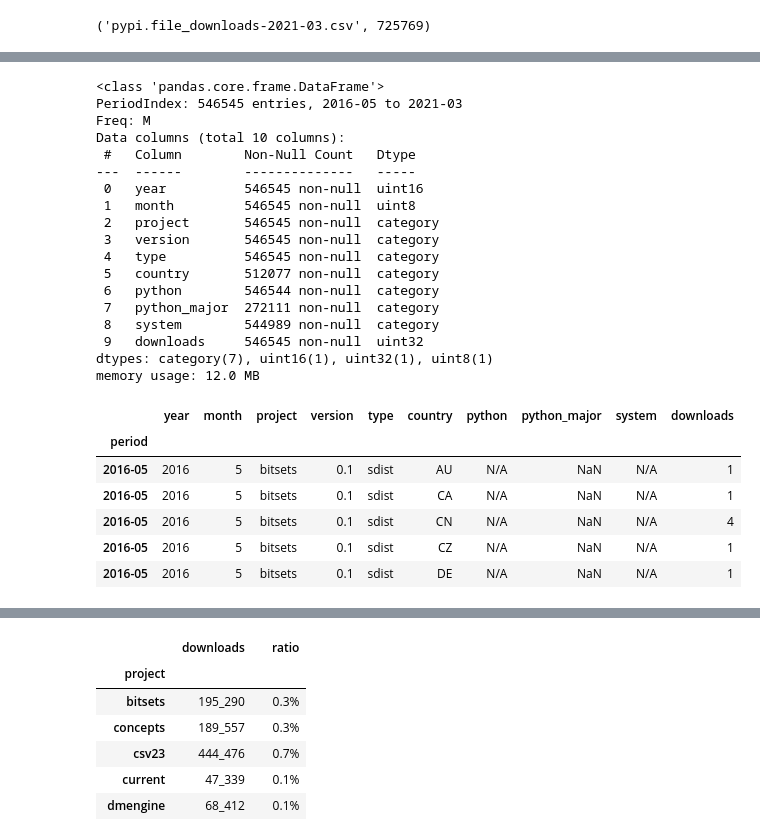
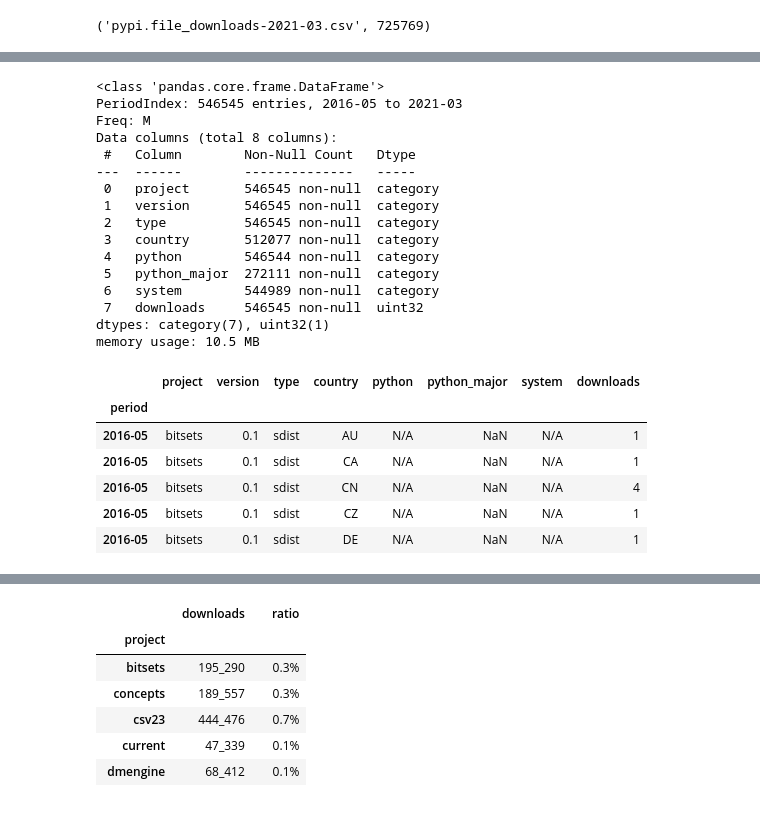
Before and after one commit to xflr6/notebooks, a Jupyter notebook: PyPI.ipynb, the cells around one changed output, grey strips where cells are left out. Drawn from its saved outputs; the diff is of its cells as text; code cells hidden in the pictures.

```diff
--- a/PyPI.ipynb
+++ b/PyPI.ipynb
@@ -193,56 +193,55 @@ PYTHON = pd.CategoricalDtype(['1.17',
                               '4.0',
                               'N/A'], ordered=True)
 
 PYTHON_MAJOR = pd.CategoricalDtype([1, 2, 3, 4], ordered=True)
 
 SYSTEM = pd.CategoricalDtype(['Linux', 'Windows', 'Darwin', 'FreeBSD', 'N/A'], ordered=True)
 
-df = (_cf.fillna('N/A')
-      .assign(period=lambda x: pd.to_datetime(x[['year', 'month']].assign(day=1)).dt.to_period(freq='M'))
-      .set_index('period', drop=True))
+df = (_cf.assign(period=lambda x: pd.to_datetime(x[['year', 'month']].assign(day=1)).dt.to_period(freq='M'))
+      .set_index('period', drop=True)
+      .drop(['year', 'month'], axis='columns')
+      .fillna('N/A'))
 
 df['project'] = df['project'].astype(PROJECT)
 df['version'] = df['version'].astype('category')
 df['type'] = df['type'].astype(TYPE)
 df['country'] = df['country'].astype(COUNTRY)
 df['python'] = df['python'].astype(PYTHON)
 df['system'] = df['system'].astype(SYSTEM)
 
 df.insert(df.columns.tolist().index('python') + 1,
           'python_major',
           pd.to_numeric(df['python'].str.extract(r'^(\d+)', expand=False)).astype(PYTHON_MAJOR))
 
 # ignore treedb 0.0.6 downloads
 df.loc[((df['project'] == 'treedb') & (df['version']  == '0.0.6')), 'downloads'] = 0
 
 df.info(memory_usage='deep')
 df.head()
 # %% [output]
 <class 'pandas.core.frame.DataFrame'>
 PeriodIndex: 546545 entries, 2016-05 to 2021-03
 Freq: M
-Data columns (total 10 columns):
+Data columns (total 8 columns):
  #   Column        Non-Null Count   Dtype
 ---  ------        --------------   -----
- 0   year          546545 non-null  uint16
- 1   month         546545 non-null  uint8
- 2   project       546545 non-null  category
- 3   version       546545 non-null  category
- 4   type          546545 non-null  category
- 5   country       512077 non-null  category
- 6   python        546544 non-null  category
- 7   python_major  272111 non-null  category
- 8   system        544989 non-null  category
- 9   downloads     546545 non-null  uint32
-dtypes: category(7), uint16(1), uint32(1), uint8(1)
-memory usage: 12.0 MB
+ 0   project       546545 non-null  category
+ 1   version       546545 non-null  category
+ 2   type          546545 non-null  category
+ 3   country       512077 non-null  category
+ 4   python        546544 non-null  category
+ 5   python_major  272111 non-null  category
+ 6   system        544989 non-null  category
+ 7   downloads     546545 non-null  uint32
+dtypes: category(7), uint32(1)
+memory usage: 10.5 MB
-|  | year | month | project | version | type | country | python | python_major | system | downloads |
-| period |  |  |  |  |  |  |  |  |  |  |
-| 2016-05 | 2016 | 5 | bitsets | 0.1 | sdist | AU | N/A | NaN | N/A | 1 |
-| 2016-05 | 2016 | 5 | bitsets | 0.1 | sdist | CA | N/A | NaN | N/A | 1 |
-| 2016-05 | 2016 | 5 | bitsets | 0.1 | sdist | CN | N/A | NaN | N/A | 4 |
-| 2016-05 | 2016 | 5 | bitsets | 0.1 | sdist | CZ | N/A | NaN | N/A | 1 |
-| 2016-05 | 2016 | 5 | bitsets | 0.1 | sdist | DE | N/A | NaN | N/A | 1 |
+|  | project | version | type | country | python | python_major | system | downloads |
+| period |  |  |  |  |  |  |  |  |
+| 2016-05 | bitsets | 0.1 | sdist | AU | N/A | NaN | N/A | 1 |
+| 2016-05 | bitsets | 0.1 | sdist | CA | N/A | NaN | N/A | 1 |
+| 2016-05 | bitsets | 0.1 | sdist | CN | N/A | NaN | N/A | 4 |
+| 2016-05 | bitsets | 0.1 | sdist | CZ | N/A | NaN | N/A | 1 |
+| 2016-05 | bitsets | 0.1 | sdist | DE | N/A | NaN | N/A | 1 |
 # %%
 (df.describe(include='all')
  .fillna(0)
```
Also changed, not shown: parts of 2 cells of this notebook.
